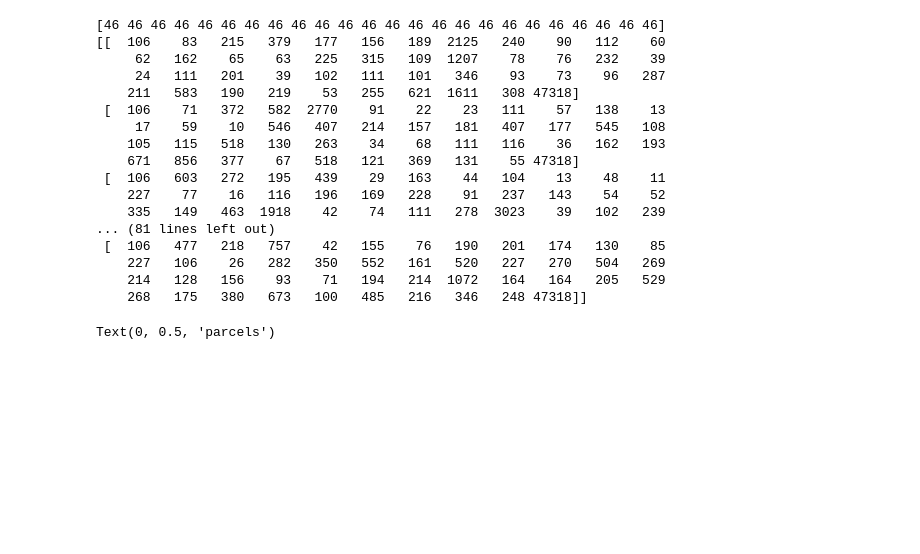
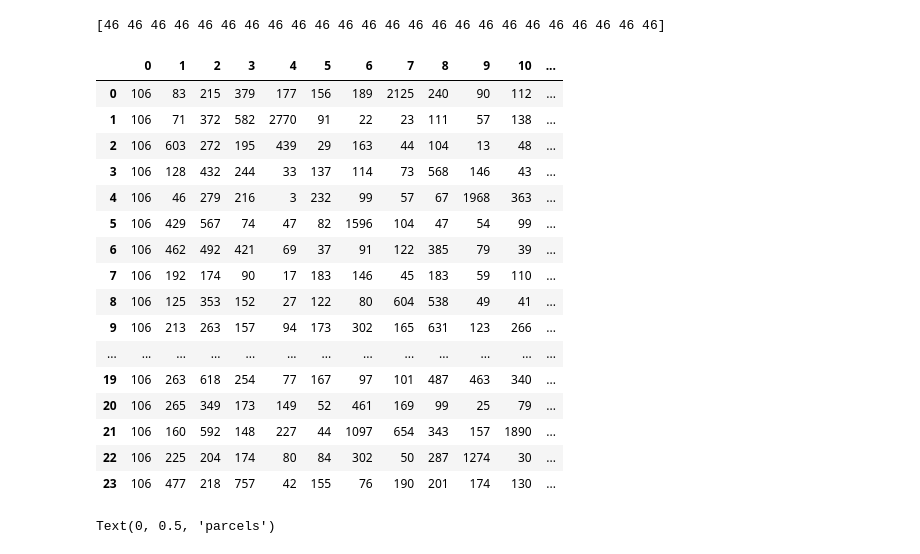
Before and after one commit to jkderrick028/PFC_parcellation, a Jupyter notebook: code/START_B4_parcellation_sanity.ipynb, the cells around one changed output. Drawn from its saved outputs; the diff is of its cells as text; code cells hidden in the pictures; blank space fills up the shorter version.

```diff
--- a/code/START_B4_parcellation_sanity.ipynb
+++ b/code/START_B4_parcellation_sanity.ipynb
@@ -34,38 +35,46 @@ np.set_printoptions(threshold=sys.maxsize)
 # %%
 n_subjects, P = U_indiv_label.shape
 n_parcels = V.shape[1]
 
 # count the number of parcels for each individual
 n_parcels_per_indiv = []
 n_vertices_per_parcel = []
 for subjI in np.arange(n_subjects):
     vals, counts = np.unique(U_indiv_label[subjI], return_counts=True)
     n_parcels_per_indiv.append(len(vals))
     n_vertices_per_parcel.append(counts)
 
 n_parcels_per_indiv = np.array(n_parcels_per_indiv)
 n_vertices_per_parcel = np.array(n_vertices_per_parcel)
 
 print(n_parcels_per_indiv)
-print(n_vertices_per_parcel)
+
+
+pd.set_option('display.max_rows', None)
+pd.set_option('display.max_columns', None)
+pd.set_option('display.max_colwidth', None)
+
+df = pd.DataFrame(n_vertices_per_parcel)
+display(df)
 # %% [output]
 [46 46 46 46 46 46 46 46 46 46 46 46 46 46 46 46 46 46 46 46 46 46 46 46]
-[[  106    83   215   379   177   156   189  2125   240    90   112    60
-     62   162    65    63   225   315   109  1207    78    76   232    39
-     24   111   201    39   102   111   101   346    93    73    96   287
-    211   583   190   219    53   255   621  1611   308 47318]
- [  106    71   372   582  2770    91    22    23   111    57   138    13
-     17    59    10   546   407   214   157   181   407   177   545   108
-    105   115   518   130   263    34    68   111   116    36   162   193
-    671   856   377    67   518   121   369   131    55 47318]
- [  106   603   272   195   439    29   163    44   104    13    48    11
-    227    77    16   116   196   169   228    91   237   143    54    52
-    335   149   463  1918    42    74   111   278  3023    39   102   239
-... (81 lines left out)
- [  106   477   218   757    42   155    76   190   201   174   130    85
-    227   106    26   282   350   552   161   520   227   270   504   269
-    214   128   156    93    71   194   214  1072   164   164   205   529
-    268   175   380   673   100   485   216   346   248 47318]]
+|  | 0 | 1 | 2 | 3 | 4 | 5 | 6 | 7 | 8 | 9 | 10 | ... |
+| 0 | 106 | 83 | 215 | 379 | 177 | 156 | 189 | 2125 | 240 | 90 | 112 | ... |
+| 1 | 106 | 71 | 372 | 582 | 2770 | 91 | 22 | 23 | 111 | 57 | 138 | ... |
+| 2 | 106 | 603 | 272 | 195 | 439 | 29 | 163 | 44 | 104 | 13 | 48 | ... |
+| 3 | 106 | 128 | 432 | 244 | 33 | 137 | 114 | 73 | 568 | 146 | 43 | ... |
+| 4 | 106 | 46 | 279 | 216 | 3 | 232 | 99 | 57 | 67 | 1968 | 363 | ... |
+| 5 | 106 | 429 | 567 | 74 | 47 | 82 | 1596 | 104 | 47 | 54 | 99 | ... |
+| 6 | 106 | 462 | 492 | 421 | 69 | 37 | 91 | 122 | 385 | 79 | 39 | ... |
+| 7 | 106 | 192 | 174 | 90 | 17 | 183 | 146 | 45 | 183 | 59 | 110 | ... |
+| 8 | 106 | 125 | 353 | 152 | 27 | 122 | 80 | 604 | 538 | 49 | 41 | ... |
+| 9 | 106 | 213 | 263 | 157 | 94 | 173 | 302 | 165 | 631 | 123 | 266 | ... |
+| ... | ... | ... | ... | ... | ... | ... | ... | ... | ... | ... | ... | ... |
+| 19 | 106 | 263 | 618 | 254 | 77 | 167 | 97 | 101 | 487 | 463 | 340 | ... |
+| 20 | 106 | 265 | 349 | 173 | 149 | 52 | 461 | 169 | 99 | 25 | 79 | ... |
+| 21 | 106 | 160 | 592 | 148 | 227 | 44 | 1097 | 654 | 343 | 157 | 1890 | ... |
+| 22 | 106 | 225 | 204 | 174 | 80 | 84 | 302 | 50 | 287 | 1274 | 30 | ... |
+| 23 | 106 | 477 | 218 | 757 | 42 | 155 | 76 | 190 | 201 | 174 | 130 | ... |
 # %%
 # load V compute similarity between each pair of parcels
 V_simmats = np.corrcoef(V)
```
Also changed, not shown: parts of 1 cell of this notebook.
